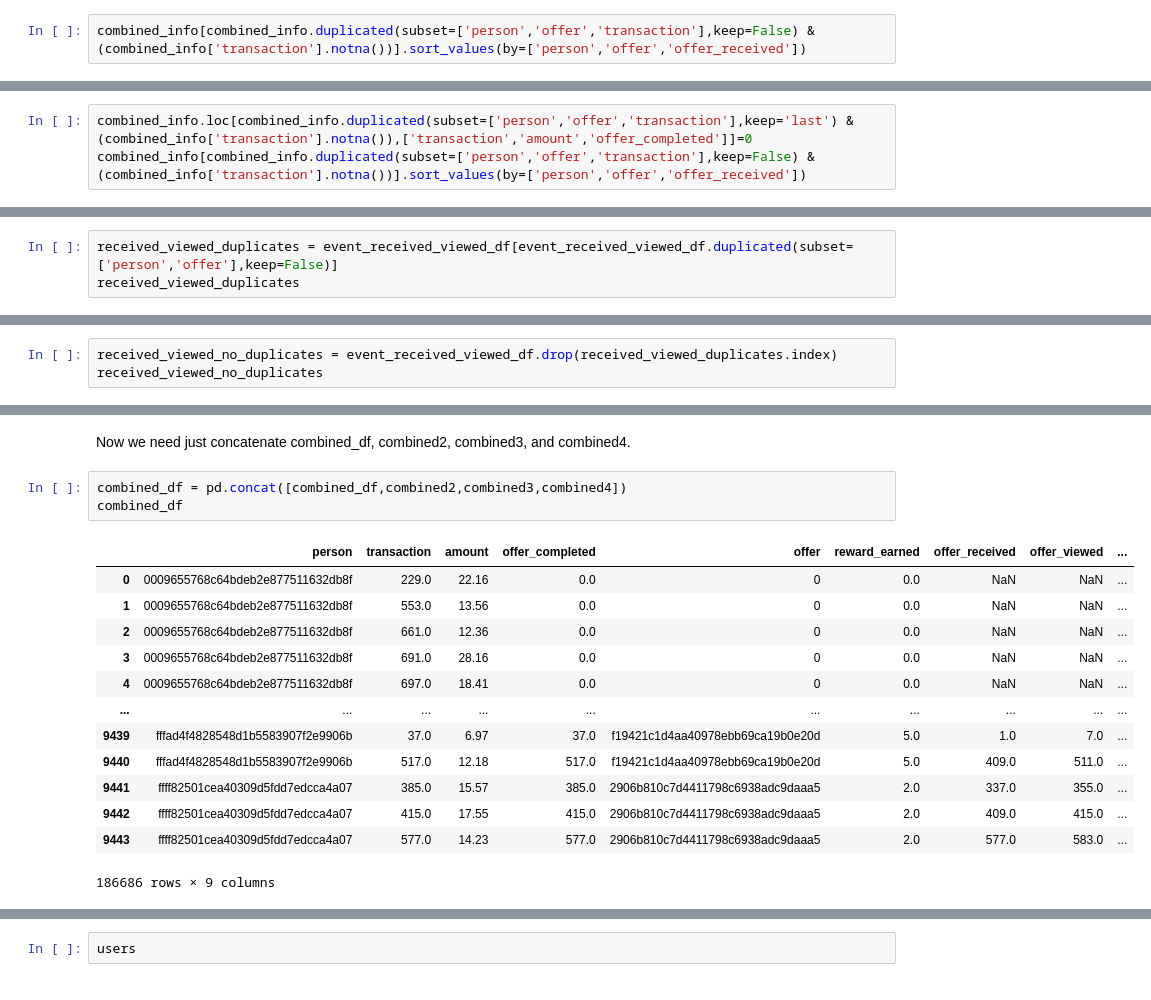
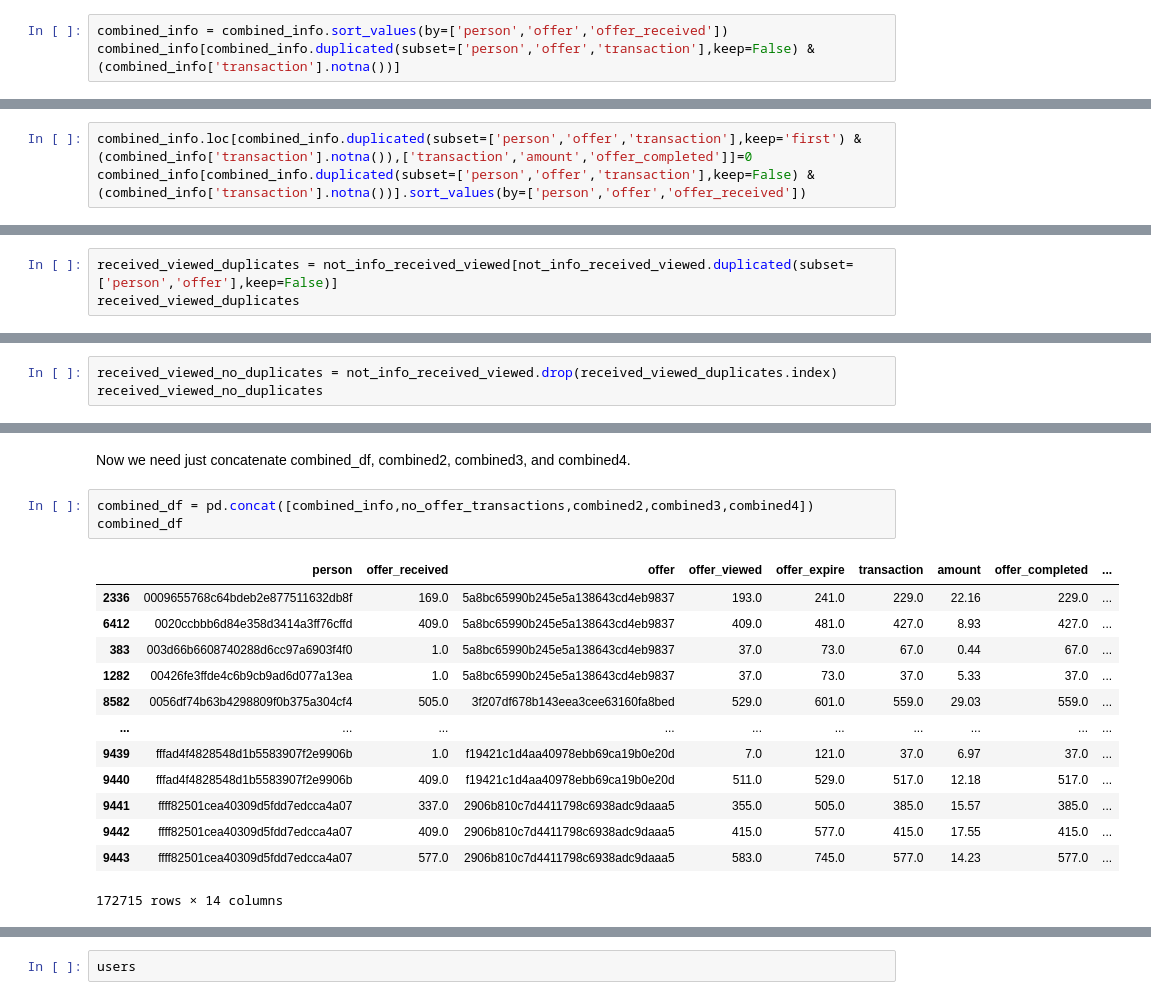
Before and after one commit to natashk/Starbucks-Capstone, a Jupyter notebook: Starbucks_Capstone_notebook.ipynb, the cells around one changed output, grey strips where cells are left out. Drawn from its saved outputs; the diff is of its cells as text.

```diff
--- a/Starbucks_Capstone_notebook.ipynb
+++ b/Starbucks_Capstone_notebook.ipynb
@@ -895,7 +900,8 @@ combined_info
 | 10830 | a57890c3bbb7463e9018abb7fecadb15 | 577 | 5a8bc65990b245e5a138643cd4eb9837 | 577 | 649 | 589.0 | 24.70 | 589.0 | ... |
 6211 rows × 9 columns
 # %%
-combined_info[combined_info.duplicated(subset=['person','offer','transaction'],keep=False) & (combined_info['transaction'].notna())].sort_values(by=['person','offer','offer_received'])
+combined_info = combined_info.sort_values(by=['person','offer','offer_received'])
+combined_info[combined_info.duplicated(subset=['person','offer','transaction'],keep=False) & (combined_info['transaction'].notna())]
 # %% [output]
 |  | person | offer_received | offer | offer_viewed | offer_expire | transaction | amount | offer_completed | ... |
 | 7881 | 5edbee2c32e64698a6d6d4ba9012b829 | 505 | 5a8bc65990b245e5a138643cd4eb9837 | 547 | 577 | 577.0 | 1.50 | 577.0 | ... |
@@ -909,7 +915,7 @@ combined_info[combined_info.duplicated(subset=['person','offer','transaction'],k
 | 8037 | dbc1309c2e2b42ffaa754f87a2b405fd | 505 | 5a8bc65990b245e5a138643cd4eb9837 | 559 | 577 | 577.0 | 40.01 | 577.0 | ... |
 | 9883 | dbc1309c2e2b42ffaa754f87a2b405fd | 577 | 5a8bc65990b245e5a138643cd4eb9837 | 577 | 649 | 577.0 | 40.01 | 577.0 | ... |
 # %%
-combined_info.loc[combined_info.duplicated(subset=['person','offer','transaction'],keep='last') & (combined_info['transaction'].notna()),['transaction','amount','offer_completed']]=0
+combined_info.loc[combined_info.duplicated(subset=['person','offer','transaction'],keep='first') & (combined_info['transaction'].notna()),['transaction','amount','offer_completed']]=0
 combined_info[combined_info.duplicated(subset=['person','offer','transaction'],keep=False) & (combined_info['transaction'].notna())].sort_values(by=['person','offer','offer_received'])
 # %% [output]
 |  | person | offer_received | offer | offer_viewed | offer_expire | transaction | amount | offer_completed | ... |
@@ -1144,7 +1166,7 @@ offer_transactions_no_duplicates
 | 33577 | ffff82501cea40309d5fdd7edcca4a07 | 505 | 7.79 | 505 | 9b98b8c7a33c4b65b9aebfe6a799e6d9 | 5.0 |
 24793 rows × 6 columns
 # %%
-received_viewed_duplicates = event_received_viewed_df[event_received_viewed_df.duplicated(subset=['person','offer'],keep=False)]
+received_viewed_duplicates = not_info_received_viewed[not_info_received_viewed.duplicated(subset=['person','offer'],keep=False)]
 received_viewed_duplicates
 # %% [output]
 |  | person | offer_received | offer | offer_viewed | offer_expire |
@@ -1163,5 +1185,5 @@ received_viewed_duplicates
 # %%
-received_viewed_no_duplicates = event_received_viewed_df.drop(received_viewed_duplicates.index)
+received_viewed_no_duplicates = not_info_received_viewed.drop(received_viewed_duplicates.index)
 received_viewed_no_duplicates
 # %% [output]
 |  | person | offer_received | offer | offer_viewed | offer_expire |
@@ -1352,20 +1374,20 @@ combined4
 # %% [markdown]
 Now we need just concatenate combined_df, combined2, combined3, and combined4.
 # %%
-combined_df = pd.concat([combined_df,combined2,combined3,combined4])
+combined_df = pd.concat([combined_info,no_offer_transactions,combined2,combined3,combined4])
 combined_df
 # %% [output]
-|  | person | transaction | amount | offer_completed | offer | reward_earned | offer_received | offer_viewed | ... |
-| 0 | 0009655768c64bdeb2e877511632db8f | 229.0 | 22.16 | 0.0 | 0 | 0.0 | NaN | NaN | ... |
-| 1 | 0009655768c64bdeb2e877511632db8f | 553.0 | 13.56 | 0.0 | 0 | 0.0 | NaN | NaN | ... |
-| 2 | 0009655768c64bdeb2e877511632db8f | 661.0 | 12.36 | 0.0 | 0 | 0.0 | NaN | NaN | ... |
-| 3 | 0009655768c64bdeb2e877511632db8f | 691.0 | 28.16 | 0.0 | 0 | 0.0 | NaN | NaN | ... |
-| 4 | 0009655768c64bdeb2e877511632db8f | 697.0 | 18.41 | 0.0 | 0 | 0.0 | NaN | NaN | ... |
+|  | person | offer_received | offer | offer_viewed | offer_expire | transaction | amount | offer_completed | ... |
+| 2336 | 0009655768c64bdeb2e877511632db8f | 169.0 | 5a8bc65990b245e5a138643cd4eb9837 | 193.0 | 241.0 | 229.0 | 22.16 | 229.0 | ... |
+| 6412 | 0020ccbbb6d84e358d3414a3ff76cffd | 409.0 | 5a8bc65990b245e5a138643cd4eb9837 | 409.0 | 481.0 | 427.0 | 8.93 | 427.0 | ... |
+| 383 | 003d66b6608740288d6cc97a6903f4f0 | 1.0 | 5a8bc65990b245e5a138643cd4eb9837 | 37.0 | 73.0 | 67.0 | 0.44 | 67.0 | ... |
+| 1282 | 00426fe3ffde4c6b9cb9ad6d077a13ea | 1.0 | 5a8bc65990b245e5a138643cd4eb9837 | 37.0 | 73.0 | 37.0 | 5.33 | 37.0 | ... |
+| 8582 | 0056df74b63b4298809f0b375a304cf4 | 505.0 | 3f207df678b143eea3cee63160fa8bed | 529.0 | 601.0 | 559.0 | 29.03 | 559.0 | ... |
 | ... | ... | ... | ... | ... | ... | ... | ... | ... | ... |
-| 9439 | fffad4f4828548d1b5583907f2e9906b | 37.0 | 6.97 | 37.0 | f19421c1d4aa40978ebb69ca19b0e20d | 5.0 | 1.0 | 7.0 | ... |
-| 9440 | fffad4f4828548d1b5583907f2e9906b | 517.0 | 12.18 | 517.0 | f19421c1d4aa40978ebb69ca19b0e20d | 5.0 | 409.0 | 511.0 | ... |
-| 9441 | ffff82501cea40309d5fdd7edcca4a07 | 385.0 | 15.57 | 385.0 | 2906b810c7d4411798c6938adc9daaa5 | 2.0 | 337.0 | 355.0 | ... |
-| 9442 | ffff82501cea40309d5fdd7edcca4a07 | 415.0 | 17.55 | 415.0 | 2906b810c7d4411798c6938adc9daaa5 | 2.0 | 409.0 | 415.0 | ... |
-| 9443 | ffff82501cea40309d5fdd7edcca4a07 | 577.0 | 14.23 | 577.0 | 2906b810c7d4411798c6938adc9daaa5 | 2.0 | 577.0 | 583.0 | ... |
+| 9439 | fffad4f4828548d1b5583907f2e9906b | 1.0 | f19421c1d4aa40978ebb69ca19b0e20d | 7.0 | 121.0 | 37.0 | 6.97 | 37.0 | ... |
+| 9440 | fffad4f4828548d1b5583907f2e9906b | 409.0 | f19421c1d4aa40978ebb69ca19b0e20d | 511.0 | 529.0 | 517.0 | 12.18 | 517.0 | ... |
+| 9441 | ffff82501cea40309d5fdd7edcca4a07 | 337.0 | 2906b810c7d4411798c6938adc9daaa5 | 355.0 | 505.0 | 385.0 | 15.57 | 385.0 | ... |
+| 9442 | ffff82501cea40309d5fdd7edcca4a07 | 409.0 | 2906b810c7d4411798c6938adc9daaa5 | 415.0 | 577.0 | 415.0 | 17.55 | 415.0 | ... |
+| 9443 | ffff82501cea40309d5fdd7edcca4a07 | 577.0 | 2906b810c7d4411798c6938adc9daaa5 | 583.0 | 745.0 | 577.0 | 14.23 | 577.0 | ... |
-186686 rows × 9 columns
+172715 rows × 14 columns
 # %%
```
Also changed, not shown: parts of 59 cells of this notebook.
